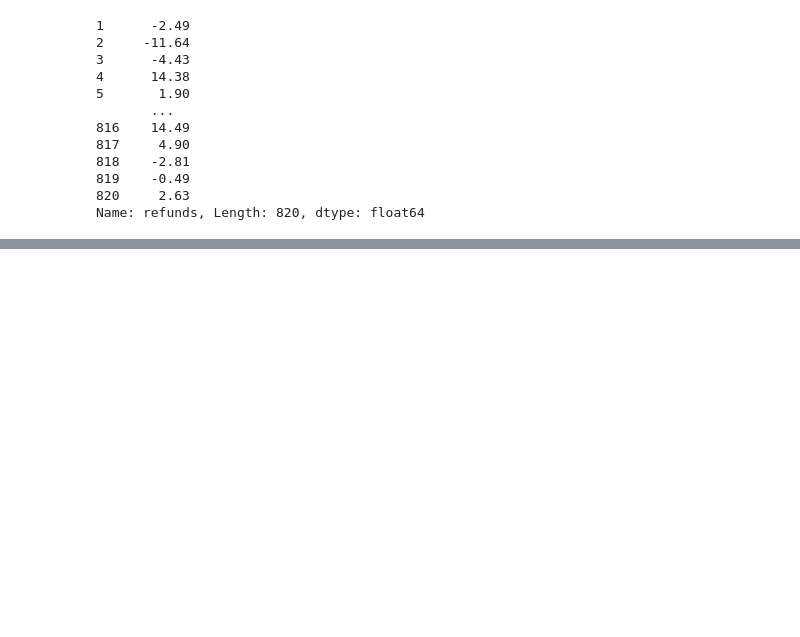
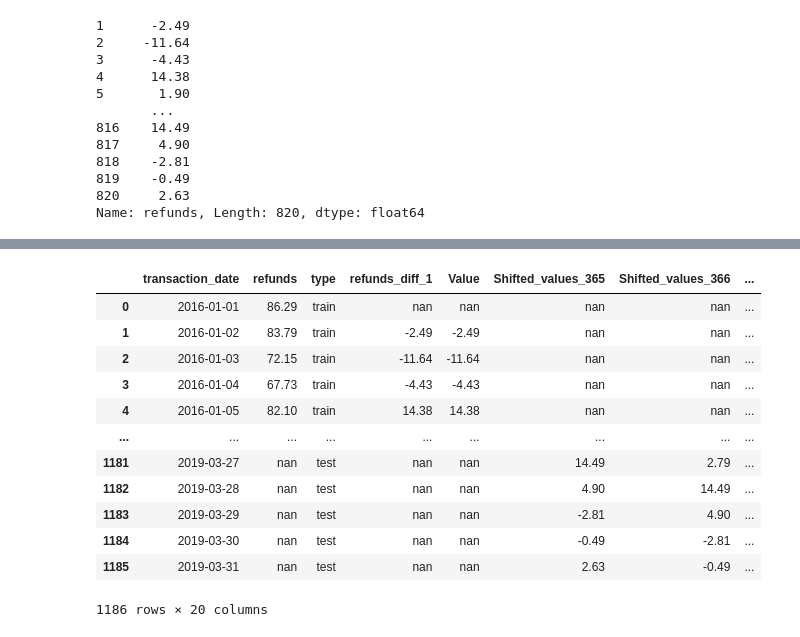
Before and after one commit to evgenia82/loyola-capstone-groupon, a Jupyter notebook: groupon_refunds_time_series.ipynb, the cells around one changed output, grey strips where cells are left out. Saved outputs shown, nothing was run; the diff lists cells and outputs as text; code cells hidden in the pictures; blank space fills up the shorter version.

```diff
--- a/groupon_refunds_time_series.ipynb
+++ b/groupon_refunds_time_series.ipynb
@@ -274,0 +276,3 @@ Strong evidence against the null hypothesis, reject the null hypothesis. Data ha
+# %%
+new_dataset["refunds_diff_1"] = new_dataset["refunds"].diff()
+new_dataset
@@ -274,0 +293,2 @@ Strong evidence against the null hypothesis, reject the null hypothesis. Data ha
+# %%
+new_dataset["Value"] = new_dataset["refunds_diff_1"]
@@ -274,0 +367,16 @@ Strong evidence against the null hypothesis, reject the null hypothesis. Data ha
+# %%
+new_dataset
+# %% [output]
+|  | transaction_date | refunds | type | refunds_diff_1 | Value | Shifted_values_365 | Shifted_values_366 | ... |
+| 0 | 2016-01-01 | 86.29 | train | nan | nan | nan | nan | ... |
+| 1 | 2016-01-02 | 83.79 | train | -2.49 | -2.49 | nan | nan | ... |
+| 2 | 2016-01-03 | 72.15 | train | -11.64 | -11.64 | nan | nan | ... |
+| 3 | 2016-01-04 | 67.73 | train | -4.43 | -4.43 | nan | nan | ... |
+| 4 | 2016-01-05 | 82.10 | train | 14.38 | 14.38 | nan | nan | ... |
+| ... | ... | ... | ... | ... | ... | ... | ... | ... |
+| 1181 | 2019-03-27 | nan | test | nan | nan | 14.49 | 2.79 | ... |
+| 1182 | 2019-03-28 | nan | test | nan | nan | 4.90 | 14.49 | ... |
+| 1183 | 2019-03-29 | nan | test | nan | nan | -2.81 | 4.90 | ... |
+| 1184 | 2019-03-30 | nan | test | nan | nan | -0.49 | -2.81 | ... |
+| 1185 | 2019-03-31 | nan | test | nan | nan | 2.63 | -0.49 | ... |
+1186 rows × 20 columns
```
Also changed, not shown: parts of 18 cells of this notebook.
